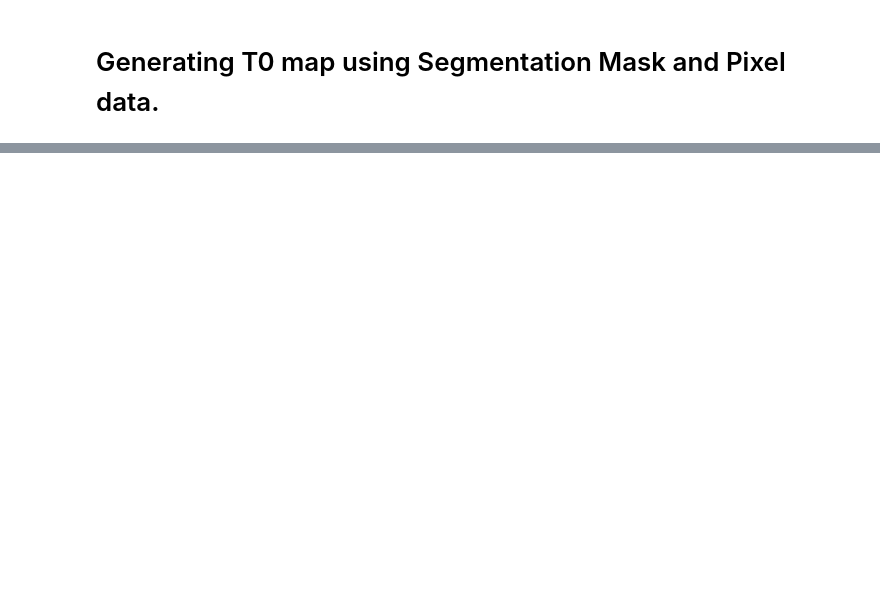
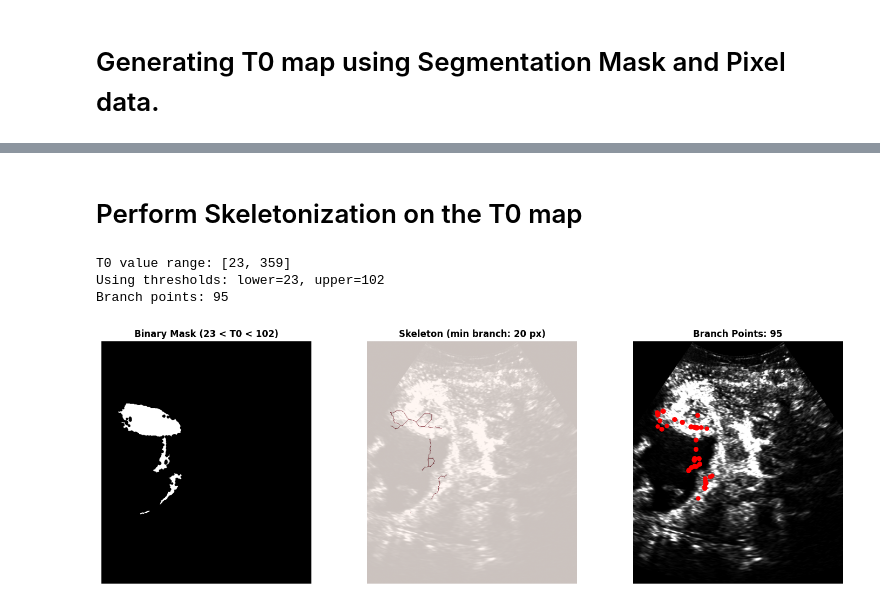
Before and after one commit to QuantUS-OpenSource/QuantUS-Backend-CEUS, a Jupyter notebook: TwoD_CEUS_test/raw_T0_testing.ipynb, the cells around one changed output, grey strips where cells are left out. Cells and saved outputs as stored; diff of their text form; code cells hidden in the pictures; blank space fills up the shorter version.

Commit message:
updated skeletonization calculation and t0 paramap

```diff
--- a/TwoD_CEUS_test/raw_T0_testing.ipynb
+++ b/TwoD_CEUS_test/raw_T0_testing.ipynb
@@ -963,0 +360,79 @@ Pixel distribution:
+# %% [markdown]
+# Perform Skeletonization on the T0 map
+# %%
+from skimage.morphology import skeletonize, binary_closing, disk, remove_small_objects
+from scipy import ndimage
+
+# Check T0 value range
+valid_t0 = t0_map_for_viz[~np.isnan(t0_map_for_viz)]
+if valid_t0.size > 0:
+    print(f"T0 value range: [{valid_t0.min():.0f}, {valid_t0.max():.0f}]")
+
+# Threshold range for binary mask (min to median of T0 values)
+threshold_lower = valid_t0.min() if valid_t0.size > 0 else 0
+threshold_upper = np.median(valid_t0) if valid_t0.size > 0 else None
+
+print(f"Using thresholds: lower={threshold_lower:.0f}, upper={threshold_upper:.0f}")
+
+# Create binary mask
+if threshold_upper is not None:
+    binary_mask_raw = (t0_map_for_viz > threshold_lower) & (t0_map_for_viz < threshold_upper)
+else:
+    binary_mask_raw = t0_map_for_viz > threshold_lower
+
+# Apply morphological cleaning
+binary_mask = binary_closing(binary_mask_raw, disk(3))
+binary_mask = remove_small_objects(binary_mask, min_size=50)
+
+# Skeletonize
+skeleton = skeletonize(binary_mask)
+
+# Prune short branches from skeleton
+def prune_skeleton(skel, min_branch_length=10):
+    """Remove branches shorter than min_branch_length pixels."""
+    kernel = np.array([[1, 1, 1], [1, 0, 1], [1, 1, 1]])
+    pruned = skel.copy()
+    for _ in range(min_branch_length):
+        neighbors = ndimage.convolve(pruned.astype(int), kernel, mode='constant')
+        endpoints = (neighbors == 1) & pruned
+        pruned[endpoints] = False
+    return pruned
+
+# Pruning parameters
+min_branch_length = 20
+skeleton_pruned = prune_skeleton(skeleton, min_branch_length)
+
+# Find branch points
+kernel = np.array([[1, 1, 1], [1, 0, 1], [1, 1, 1]])
+neighbor_count = ndimage.convolve(skeleton_pruned.astype(int), kernel, mode='constant')
+branch_points = (neighbor_count >= 3) & skeleton_pruned
+num_branch_points = np.sum(branch_points)
+
+print(f"Branch points: {num_branch_points}")
+
+# Visualize
+proj_norm = (single_image_display - single_image_display.min()) / (single_image_display.max() - single_image_display.min())
+fig, axes = plt.subplots(1, 3, figsize=(15, 5))
+
+thresh_str = f'{threshold_lower:.0f} < T0 < {threshold_upper:.0f}' if threshold_upper else f'T0 > {threshold_lower:.0f}'
+
+axes[0].imshow(binary_mask, cmap='gray')
+axes[0].set_title(f'Binary Mask ({thresh_str})', fontsize=12, fontweight='bold')
+axes[0].axis('off')
+
+axes[1].imshow(proj_norm, cmap='gray')
+axes[1].imshow(skeleton_pruned, cmap='Reds', alpha=0.8)
+axes[1].set_title(f'Skeleton (min branch: {min_branch_length} px)', fontsize=12, fontweight='bold')
+axes[1].axis('off')
+
+axes[2].imshow(proj_norm, cmap='gray')
+axes[2].plot(np.where(branch_points)[1], np.where(branch_points)[0], 'r.', markersize=10)
+axes[2].set_title(f'Branch Points: {num_branch_points}', fontsize=12, fontweight='bold')
+axes[2].axis('off')
+
+plt.tight_layout()
+# %% [output]
+T0 value range: [23, 359]
+Using thresholds: lower=23, upper=102
+Branch points: 95
+[figure, added]
```
Also changed, not shown: parts of 11 cells of this notebook, 1 other file.
